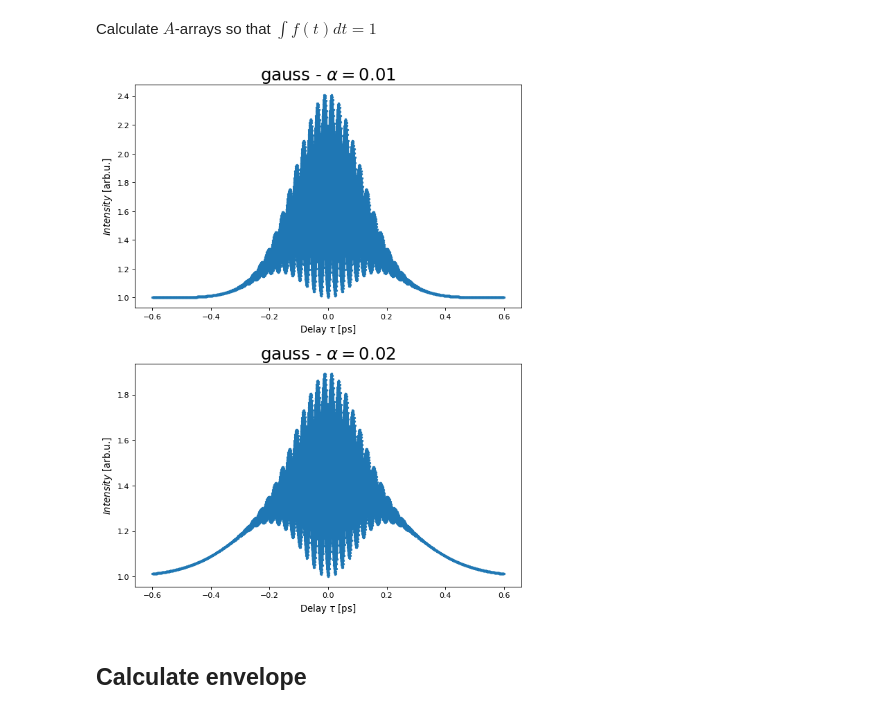
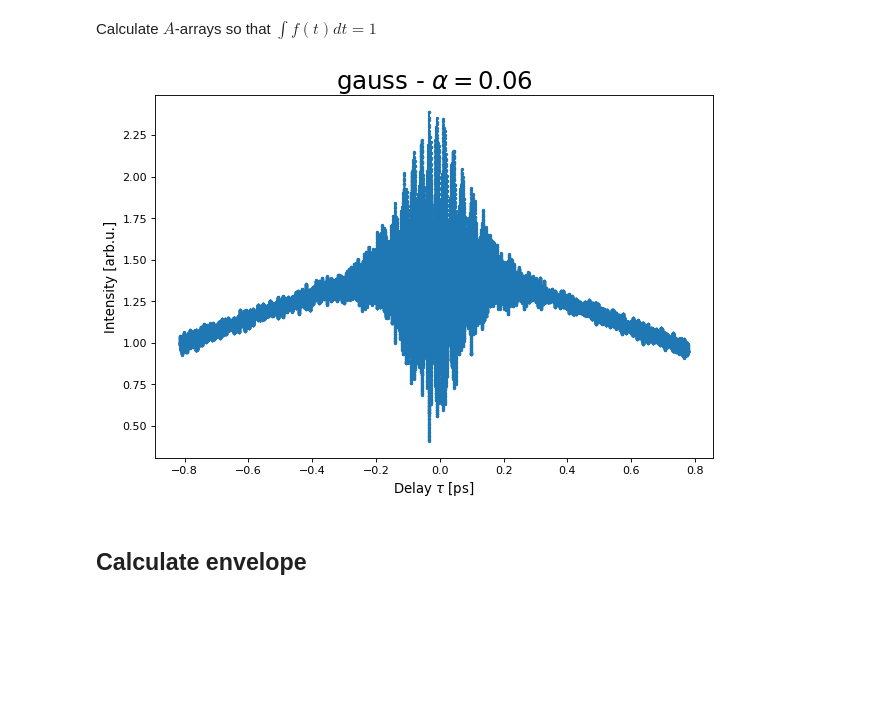
Before and after one commit to JKU-HFP/Chirp-Diagnostic, a Jupyter notebook: Fitting_MOSAIC_Signal_with_Envelope.ipynb, the cells around one changed output. Cells and saved outputs as stored; diff of their text form; code cells hidden in the pictures; blank space fills up the shorter version.

```diff
--- a/Fitting_MOSAIC_Signal_with_Envelope.ipynb
+++ b/Fitting_MOSAIC_Signal_with_Envelope.ipynb
@@ -17,7 +17,7 @@ Import data from binary "pickle" file:
 # %%
 path = r"../../Data/Autocorrelator/Simulation/"
 # %%
-filename =  path + "2018-11-08 13_25_36.792694_Autocorrelation_Simulation_Gauss.pkl"
+filename =  path + "2018-12-04 13_18_52.641084_Autocorrelation_Measurement.pkl"
 # %%
 with open(filename, 'rb') as file:
     data_type, laser_shape, tau_values_1, I_M_filtered_values_1, \
@@ -32,18 +32,18 @@ if laser_shape == "secant":
 # %%
 # Create a figure of size 8x6 inches, 80 dots per inch
 plt.figure(figsize=(9, alpha_values.size * 6), dpi=80)
 plt.subplots_adjust(hspace = 0.25)
 
 for i in range(alpha_values.size):
 
     plt.subplot(alpha_values.size, 1, i + 1)
     plt.title(laser_shape + r" - $\alpha = {}$".format(alpha_values[i]), fontsize=22)
     plt.xlabel(r"Delay $\tau$ [ps]", fontsize = 12)
-    plt.ylabel(r"$Intensity$ [arb.u.]", fontsize = 12)
+    plt.ylabel(r"Intensity [arb.u.]", fontsize = 12)
     plt.plot(tau_values_1, I_M_filtered_values_1[:,i], ".", ls="-", markersize=4)
 
 plt.show()
 # %% [output]
-[figure, old version]
+[figure, new version]
 # %% [markdown]
 ## Calculate envelope
```
Also changed, not shown: parts of 7 cells of this notebook, 3 other files.
